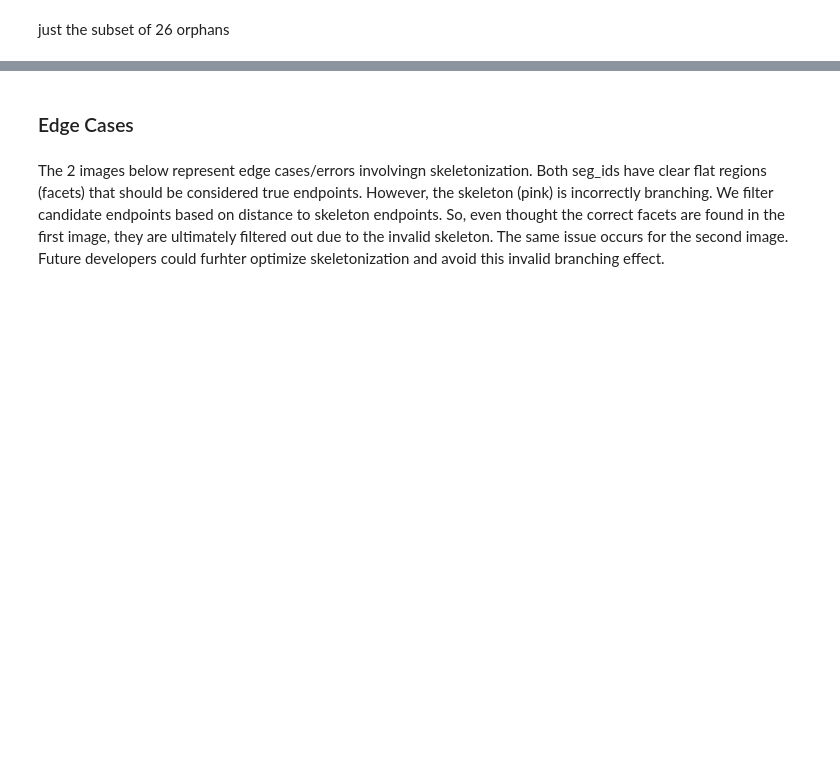
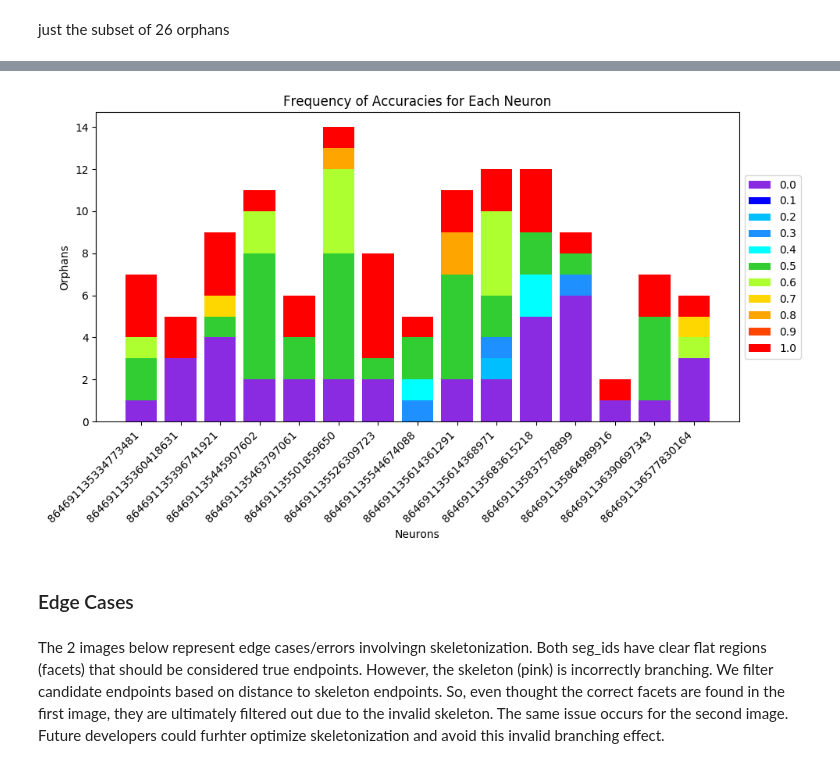
Before and after one commit to aplbrain/campfire, a Jupyter notebook: Final_Results.ipynb, the cells around one changed output, grey strips where cells are left out. Cells and saved outputs as stored; diff of their text form; code cells hidden in the pictures; blank space fills up the shorter version.

Commit message:
worked on added in accuracies

```diff
--- a/Final_Results.ipynb
+++ b/Final_Results.ipynb
@@ -23,9 +23,9 @@ import math
 from IPython.display import display
 from PIL import Image
 # %%
-orphans = pd.read_csv("/Users/sheeltanna/Desktop/AGT_REPO/campfire/ALL_ORPHANS.csv")
+orphans = pd.read_csv("/Users/sparkle7160/campfire/ALL_ORPHANS.csv")
 # %%
-orphans_subset = pd.read_csv("/Users/sheeltanna/Desktop/AGT_REPO/campfire/Orphans_subset.csv")
+orphans_subset = pd.read_csv("/Users/sparkle7160/campfire/Orphans_subset.csv")
 # %%
 def my_array(x):
     res = list(map(str.strip, x.split('; ')))
@@ -546,6 +625,6 @@ generate_endpoints(orphans_subset)
 # %%
 #filter out facets and errors that are close together
-orphans["endpoints_generated"] = orphans.apply(filter_facets_errors, axis = 1)
+orphans["endpoints_generated"], orphans["num_facets"], orphans["num_errors"], orphans["facets"], orphans["errors"]= zip(*orphans.apply(filter_facets_errors, axis = 1))
 # %%
 orphans_subset["endpoints_generated"], orphans_subset["num_facets"], orphans_subset["num_errors"], orphans_subset["facets"], orphans_subset["errors"]= zip(*orphans_subset.apply(filter_facets_errors, axis = 1))
 # %%
@@ -752,3 +903,70 @@ plt.show()
+# %%
+import matplotlib.pyplot as plt
+import numpy as np
+
+# Your groupedData DataFrame
+groupedData = {
+    'Neuron': [864691135334773481, 864691135360418631, 864691135396741921, 864691135445907602, 864691135463797061, 864691135501859650, 864691135526309723, 864691135544674088, 864691135614361291, 864691135614368971, 864691135683615218, 864691135837578899, 864691135864989916, 864691136390697343, 864691136577830164],
+    'Total_Gen_Endpoints': [42, 7, 53, 34, 32, 89, 25, 49, 52, 42, 48, 13, 11, 38, 24],
+    'Total_Errors': [17, 0, 21, 14, 14, 37, 10, 19, 19, 14, 17, 1, 4, 13, 8],
+    'Total_Facets': [24, 4, 28, 18, 17, 51, 13, 30, 31, 27, 26, 7, 6, 24, 13],
+    'All_Accuracies': [
+        [1.0, 1.0, 0.5, 0.0, 0.5, 1.0, 0.6666666666666666],
+        [0.0, 0.0, 0.0, 1.0, 1.0],
+        [1.0, 0.0, 1.0, 0.0, 1.0, 0.0, 0.5, 0.0, 0.7],
+        [1.0, 0.5, 0.6666666666666666, 0.5, 0.5, 0.5, 0.0, 0.0, 0.6666666666666666, 0.5, 0.5],
+        [0.0, 1.0, 0.5, 0.0, 0.5, 1.0],
+        [0.5, 0.0, 0.5, 0.0, 0.5, 0.5, 0.6666666666666666, 0.5, 0.6, 1.0, 0.8571428571428571, 0.6666666666666666, 0.6666666666666666, 0.5],
+        [1.0, 0.0, 1.0, 0.5, 1.0, 1.0, 0.0, 1.0],
+        [0.3333333333333333, 1.0, 0.5, 0.45454545454545453, 0.5],
+        [1.0, 0.8571428571428571, 0.5, 0.5, 0.8, 0.0, 0.5, 1.0, 0.5, 0.5, 0.0],
+        [0.6666666666666666, 0.6666666666666666, 0.3333333333333333, 0.5, 0.5, 0.0, 0.0, 0.25, 0.6666666666666666, 0.6666666666666666, 1.0, 1.0],
+        [1.0, 0.4, 0.0, 0.4, 0.5, 1.0, 0.5, 0.0, 0.0, 1.0, 0.0, 0.0],
+        [0.0, 0.0, 0.0, 1.0, 0.0, 0.0, 0.3333333333333333, 0.0, 0.5],
+        [0.0, 1.0],
+        [0.5, 0.5, 1.0, 0.5, 0.0, 1.0, 0.5],
+        [1.0, 0.6666666666666666, 0.0, 0.75, 0.0, 0.0]
+    ]
+}
+
+# Extracting data for the chart
+neurons = [str(n) for n in groupedData['Neuron']]
+accuracies = groupedData['All_Accuracies']
+
+# Counting the frequency of each accuracy value for each neuron
+accuracy_freq = np.zeros((len(neurons), 11))
+for i, acc in enumerate(accuracies):
+    for val in acc:
+        accuracy_freq[i, int(val * 10)] += 1
+
+# Creating the stacked bar chart
+fig, ax = plt.subplots(figsize=(10, 6))
+colors = ['#8A2BE2', '#0000FF', '#00BFFF', '#1E90FF', '#00FFFF', '#32CD32', '#ADFF2F', '#FFD700', '#FFA500', '#FF4500', '#FF0000']
+
+bars = []
+labels = [str(round(a/10, 1)) for a in range(11)]
+bottom = np.zeros(len(neurons))
+for i in range(11):
+    acc_freq = accuracy_freq[:, i]
+    bar = ax.bar(neurons, acc_freq, bottom=bottom, color=colors[i])
+    bars.append(bar[0])
+    bottom += acc_freq
+
+# Legend for the accuracy values
+ax.legend(bars, labels, bbox_to_anchor=(1, 0.5), loc='center left')
+
+ax.set_xlabel('Neurons')
+ax.set_ylabel('Orphans')
+ax.set_title('Frequency of Accuracies for Each Neuron')
+
+# Setting the ticks on the x-axis and rotating labels
+ax.set_xticks(neurons)
+ax.set_xticklabels(neurons, rotation=45, ha='right')
+
+plt.tight_layout()
+plt.show()
+# %% [output]
+[figure, added]
 # %% [markdown]
 ### Edge Cases
 # %% [markdown]
```
Also changed, not shown: parts of 15 cells of this notebook, 3 other files.
